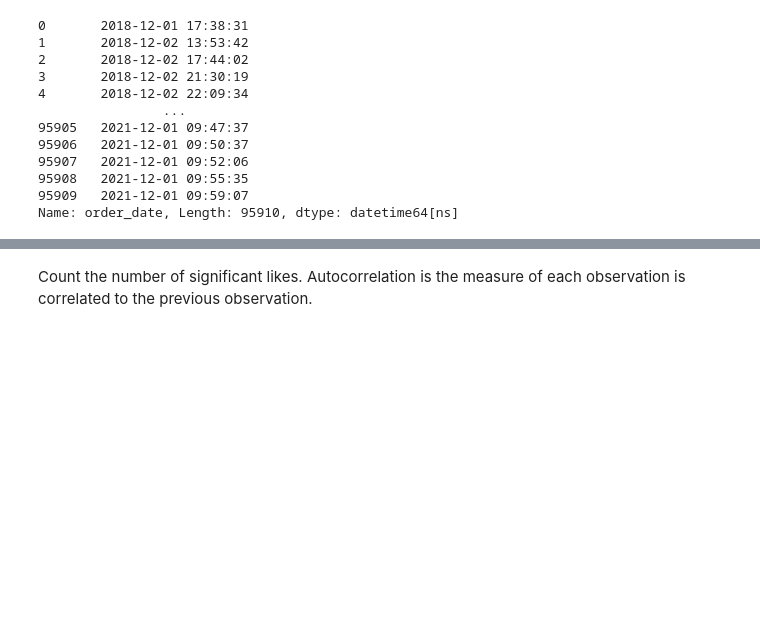
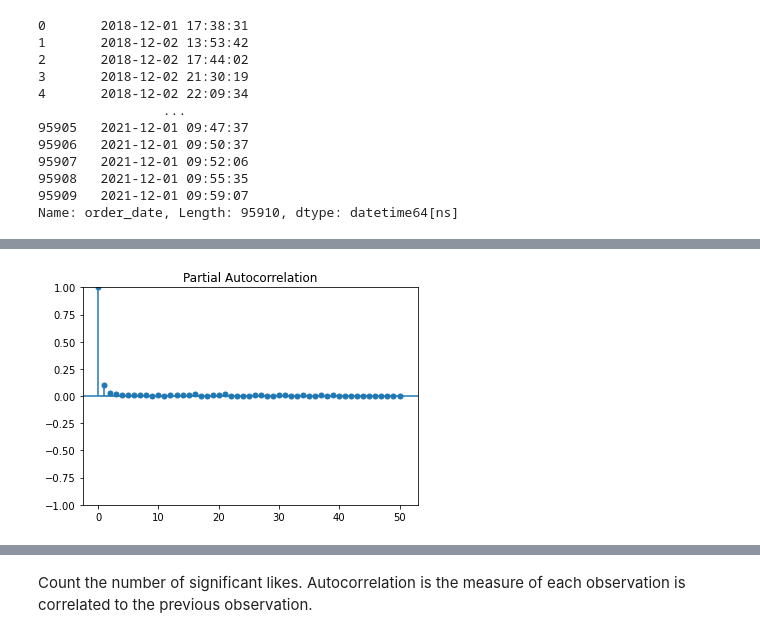
Before and after one commit to dantonprestes/CA_Integrated, a Jupyter notebook: Question 1.ipynb, the cells around one changed output, grey strips where cells are left out. Saved outputs shown, nothing was run; the diff lists cells and outputs as text; code cells hidden in the pictures; blank space fills up the shorter version.

```diff
--- a/Question 1.ipynb
+++ b/Question 1.ipynb
@@ -239,0 +386,4 @@ plot_pacf(df["order_date"], method='ywm')
+# %%
+pacf = plot_pacf(df["price"].dropna())
+# %% [output]
+[figure, added]
```
Also changed, not shown: parts of 53 cells of this notebook, 6 other files.
